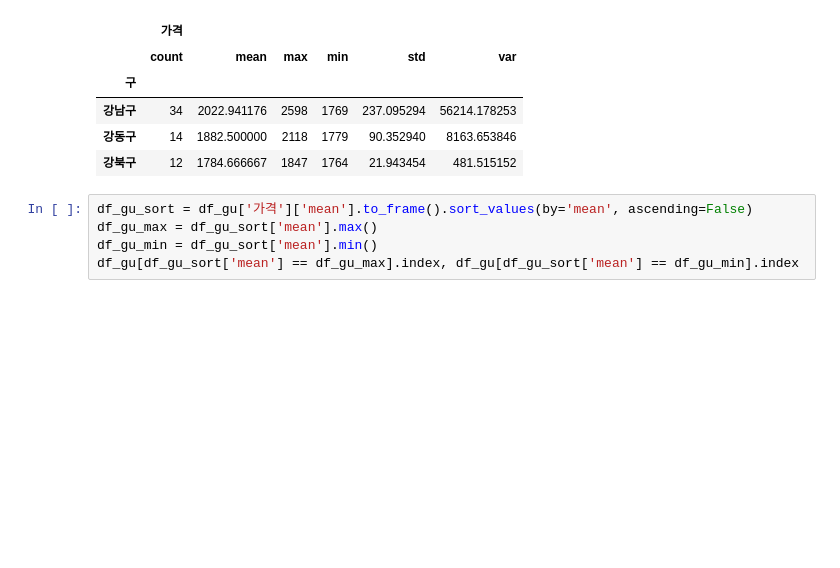
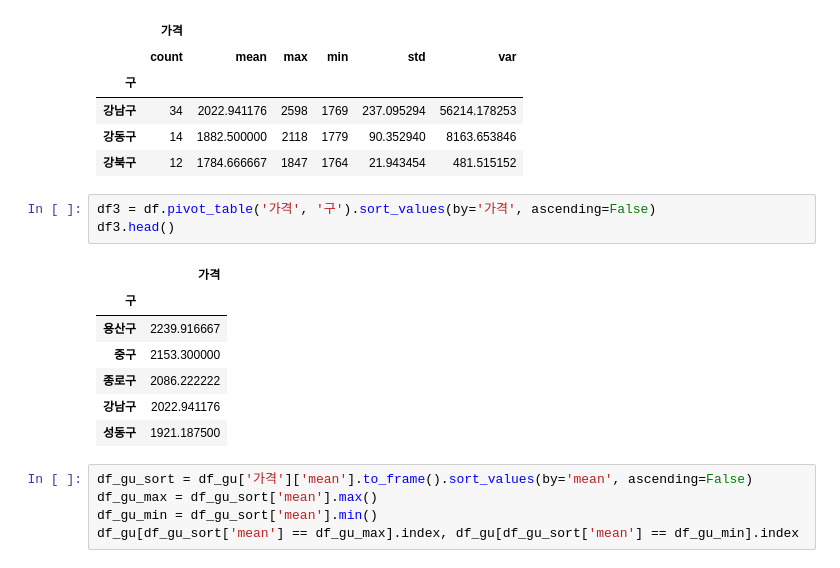
Before and after one commit to lione78/DataAnalysis-2023.09, a Jupyter notebook: 05.Crawling/15.Opinet.ipynb, the cells around one changed output. Drawn from its saved outputs; the diff is of its cells as text; blank space fills up the shorter version.

```diff
--- a/05.Crawling/15.Opinet.ipynb
+++ b/05.Crawling/15.Opinet.ipynb
@@ -235,6 +250,17 @@ df_gu.head(3)
 | 강남구 | 34 | 2022.941176 | 2598 | 1769 | 237.095294 | 56214.178253 |
 | 강동구 | 14 | 1882.500000 | 2118 | 1779 | 90.352940 | 8163.653846 |
 | 강북구 | 12 | 1784.666667 | 1847 | 1764 | 21.943454 | 481.515152 |
+# %%
+df3 = df.pivot_table('가격', '구').sort_values(by='가격', ascending=False)
+df3.head()
+# %% [output]
+|  | 가격 |
+| 구 |  |
+| 용산구 | 2239.916667 |
+| 중구 | 2153.300000 |
+| 종로구 | 2086.222222 |
+| 강남구 | 2022.941176 |
+| 성동구 | 1921.187500 |
 # %%
 df_gu_sort = df_gu['가격']['mean'].to_frame().sort_values(by='mean', ascending=False)
 df_gu_max = df_gu_sort['mean'].max()
```
Also changed, not shown: parts of 7 cells of this notebook, 13 other files.
